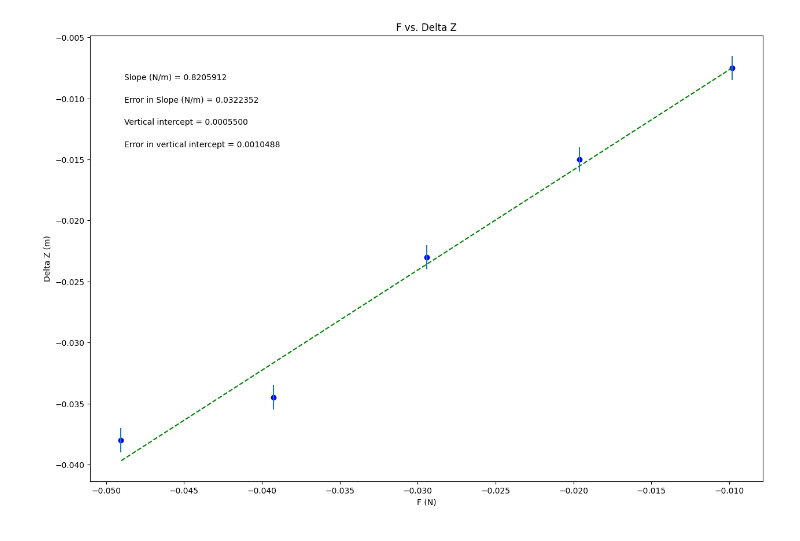
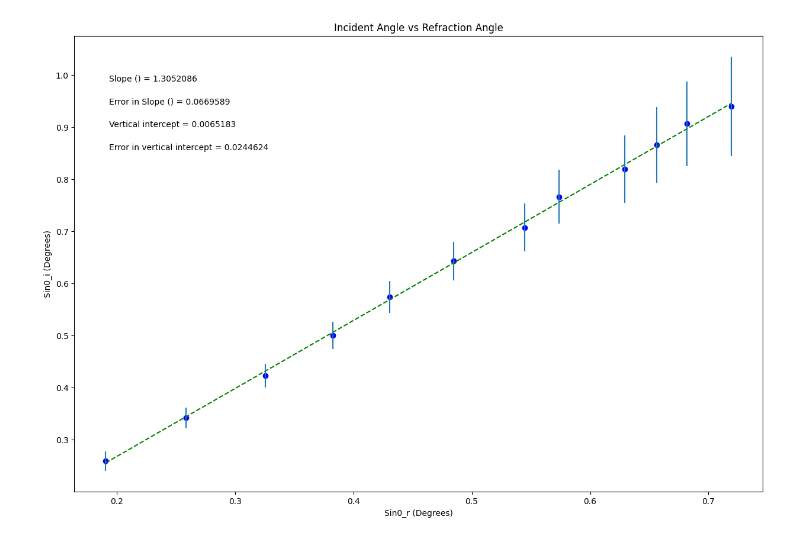
Before and after one commit to gagerausch/Labs, a Jupyter notebook: phsxlab_plotting_template.ipynb, the cells around one changed output. Saved outputs shown, nothing was run; the diff lists cells and outputs as text; code cells hidden in the pictures.

```diff
--- a/phsxlab_plotting_template.ipynb
+++ b/phsxlab_plotting_template.ipynb
@@ -19,28 +19,28 @@ import matplotlib.pyplot as plt
 #variable names should start with a letter and must contain only letters, numbers, and underscores
 
 
-F = np.array([-0.00981, -0.01962, -0.02943, -0.03924, -0.04905])
+Sin0_r = np.array([0.1908, 0.2588, 0.3256, 0.3827, 0.4305, 0.4848, 0.5446, 0.5736, 0.6293, 0.6561, 0.6820, 0.7193])
 
-Dz = np.array([-0.0075, -0.0150, -0.0230, -0.0345, -0.0380])
+Sin0_i = np.array([0.2588, 0.3420, 0.4226, 0.5000, 0.5736, 0.6428, 0.7071, 0.7660, 0.8192, 0.8660, 0.9063, 0.9397])
 
-err_Dz = np.array([0.001, 0.001, 0.001, 0.001, 0.001])
+err_Sin0_i = np.array([0.0183, 0.0199, 0.0226, 0.0262, 0.0304, 0.0367, 0.0460, 0.0516, 0.0650, 0.0727, 0.0813, 0.0956])
 
 
 
 #Re-assign variables as x, y, dy so that the remaining plotting code may remain generic
 #UPDATE VARIABLE NAMES (ON RHS OF EACH EQUAL SIGN) TO MATCH VARIABLE NAMES FOR DATA ABOVE
 
-x = F             #this should be the array you want to plot on the x axis
-y = Dz             #this should be the array you want to plot on the y axis
-dy = err_Dz        #this should be your error in y array
+x = Sin0_r             #this should be the array you want to plot on the x axis
+y = Sin0_i             #this should be the array you want to plot on the y axis
+dy = err_Sin0_i        #this should be your error in y array
 
 
 #UPDATE EACH OF THESE 4 STRINGS FOR YOUR PLOT LABELS AS YOU WANT THEM TO APPEAR
 
-plot_title= 'F vs. Delta Z'
-x_label= 'F (N)'
-y_label= 'Delta Z (m)'
-slope_units= 'N/m'
+plot_title= 'Incident Angle vs Refraction Angle'
+x_label= 'Sin0_r (Degrees)'
+y_label= 'Sin0_i (Degrees)'
+slope_units= ''
 
 #UPDATE ANNOTATION PLACEMENT SO IT'S OUT OF WAY OF PLOTTED DATA AND BEST FIT LINE
 #integer from 1 to 4, top R corner is 1 (counter-clockwise from there)
@@ -92,31 +92,31 @@ elif annotation_placement==3 or annotation_placement==4:
 #Don't need to change anything in this section!
 
 #Plot data on graph. Plot error bars and place values for slope,
 #error in slope, and vertical intercept (plus error) on the plot using "annotate"
 
 plt.figure(figsize=(15,10))
 
 plt.plot(x, fit, color='green', linestyle='--')
 plt.scatter(x, y, color='blue', marker='o')
 
 plt.xlabel(x_label)
 plt.ylabel(y_label)
 plt.title(plot_title)
 
 plt.errorbar(x, y, yerr=dy, xerr=None, fmt="none") #don't need to plot x error bars
 
 plt.annotate('Slope ({}) = {value:.{digits}f}'.format(slope_units,value=m, digits=7),
              (xpos, ypos[0]), xycoords='axes fraction')
 
 plt.annotate('Error in Slope ({}) = {value:.{digits}f}'.format(slope_units,value=dm, digits=7),
              (xpos, ypos[1]), xycoords='axes fraction')
 
 plt.annotate('Vertical intercept = {value:.{digits}f}'.format(value=b, digits=7),
              (xpos, ypos[2]), xycoords='axes fraction')
 
 plt.annotate('Error in vertical intercept = {value:.{digits}f}'.format(value=db, digits=7),
              (xpos, ypos[3]), xycoords='axes fraction')
 
 plt.show()
 # %% [output]
-[figure, old version]
+[figure, new version]
```
Also changed, not shown: parts of 1 cell of this notebook.
